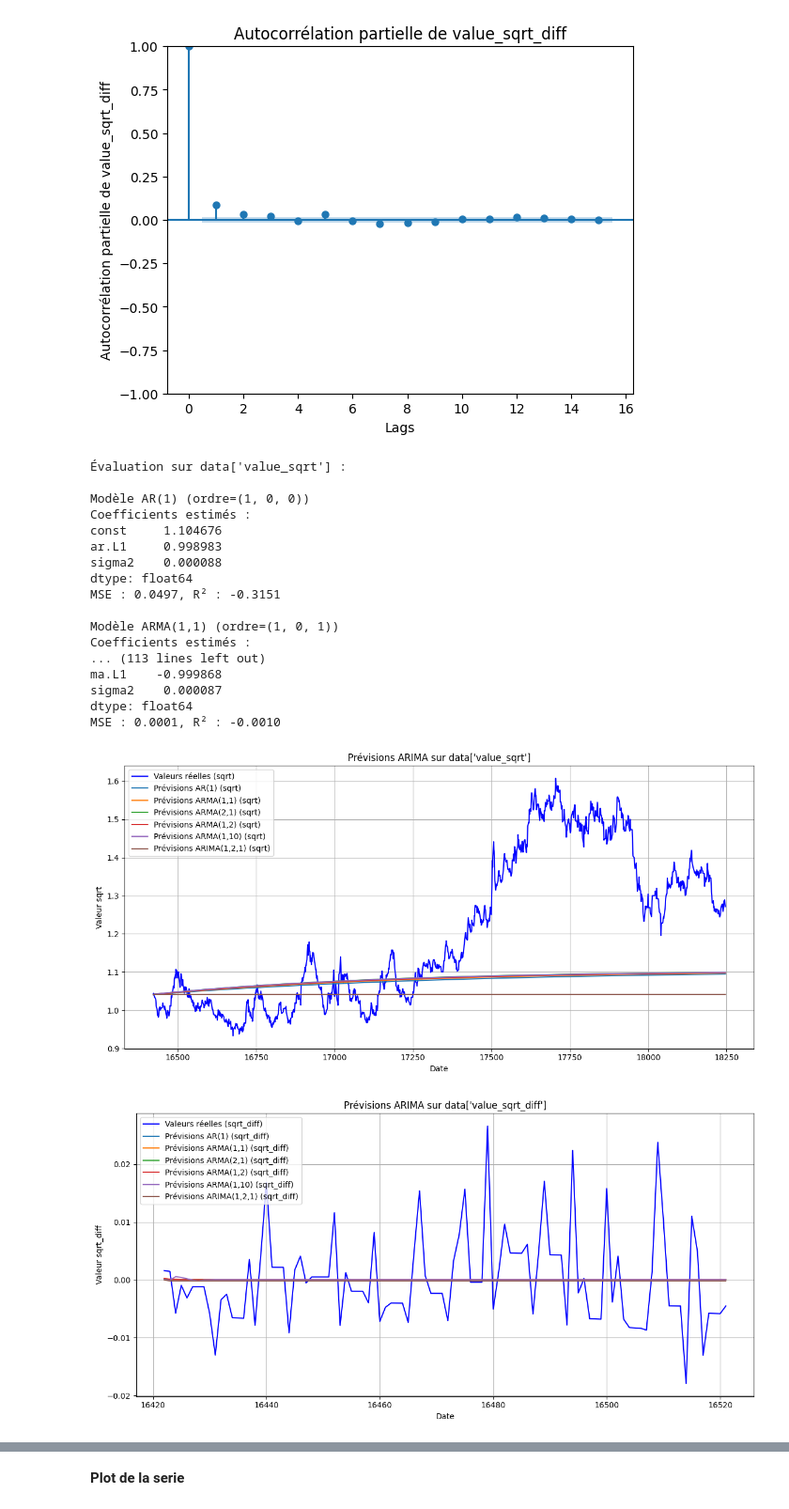
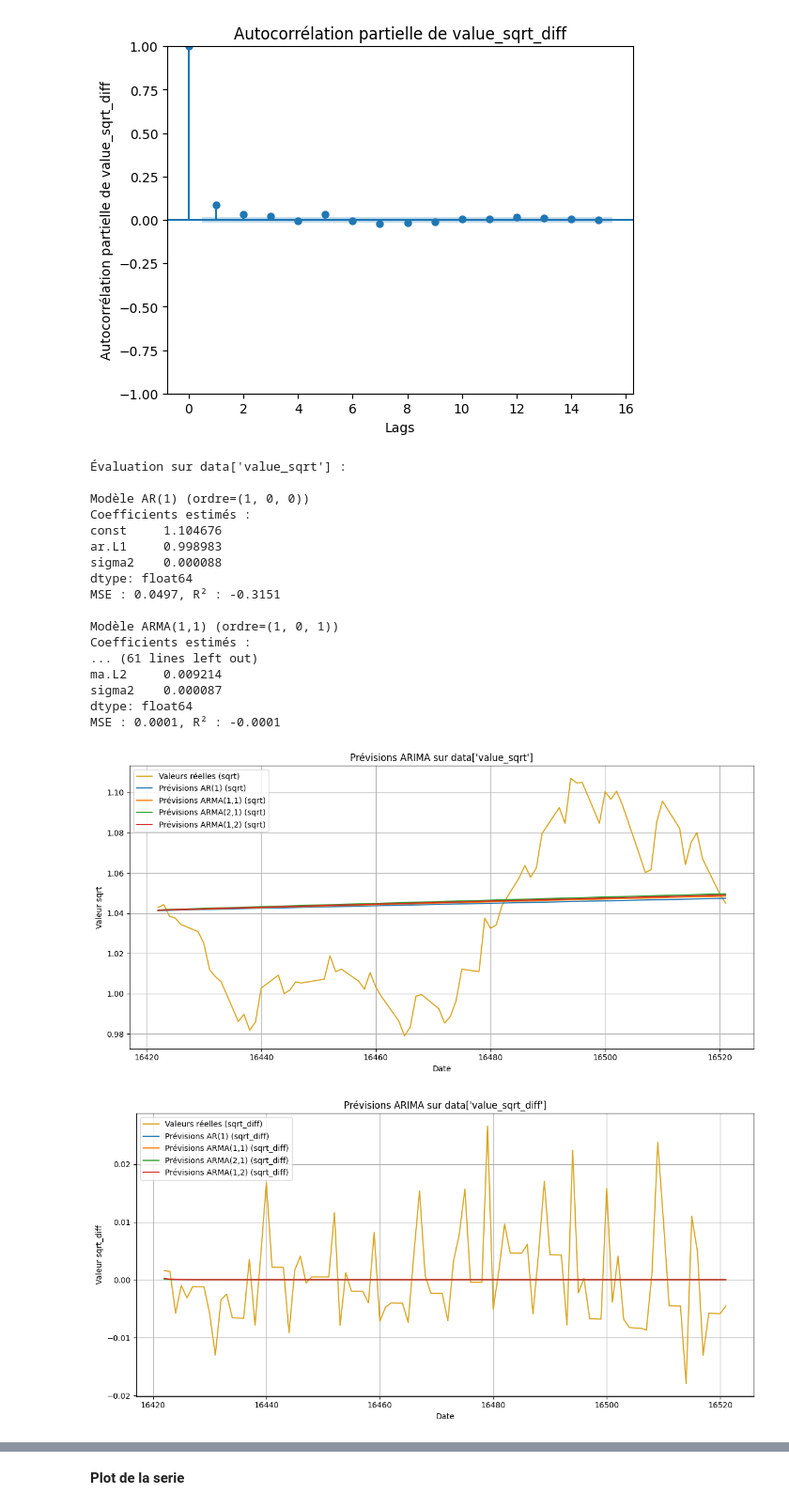
Before and after one commit to ThomasAPRichard/M1_DS, a Jupyter notebook: Série-Temporelle/Coffe_time_series_forecasting/Projet_ST_Thomas_Hichem.ipynb, the cells around one changed output, grey strips where cells are left out. Shown at 94% size. Saved outputs shown, nothing was run; the diff lists cells and outputs as text; code cells hidden in the pictures.

```diff
--- a/Série-Temporelle/Coffe_time_series_forecasting/Projet_ST_Thomas_Hichem.ipynb
+++ b/Série-Temporelle/Coffe_time_series_forecasting/Projet_ST_Thomas_Hichem.ipynb
@@ -215,8 +215,6 @@ models = {
     'ARMA(1,1)': (1, 0, 1),
     'ARMA(2,1)': (2, 0, 1),
     'ARMA(1,2)': (1, 0, 2),
-    'ARMA(1,10)': (1, 0, 10),
-    'ARIMA(1,2,1)': (1, 1, 1),
 }
 
 # Fonction pour ajuster et évaluer un modèle
@@ -228,6 +226,7 @@ def evaluate_model(train_data, test_data, order, model_name):
     # Prévisions
     forecast_steps = len(test_data)
     predictions = fitted_model.forecast(steps=forecast_steps)
+    residuals = fitted_model.resid
 
     # Calcul des métriques
     mse_value = mse(test_data, predictions)
@@ -239,43 +238,45 @@ def evaluate_model(train_data, test_data, order, model_name):
     print(f"MSE : {mse_value:.4f}, R² : {r2_value:.4f}")
 
     # Retourne les prévisions et les métriques
-    return predictions, mse_value, r2_value
+    return predictions, mse_value, r2_value, residuals
 
 # Évaluation des modèles sur value_sqrt
 print("Évaluation sur data['value_sqrt'] :")
 results_sqrt = {}
 for model_name, order in models.items():
-    predictions, mse_value, r2_value = evaluate_model(
+    predictions, mse_value, r2_value , residal = evaluate_model(
         train_data_sqrt, test_data_sqrt, order, model_name
     )
     results_sqrt[model_name] = {
         'predictions': predictions,
         'mse': mse_value,
-        'r2': r2_value
+        'r2': r2_value,
+        'residuals': residal
     }
 
 # Évaluation des modèles sur value_sqrt_diff
 print("\nÉvaluation sur data['value_sqrt_diff'] :")
 results_sqrt_diff = {}
 for model_name, order in models.items():
-    predictions, mse_value, r2_value = evaluate_model(
+    predictions, mse_value, r2_value, residual = evaluate_model(
         train_data_sqrt_diff, test_data_sqrt_diff, order, model_name
     )
     results_sqrt_diff[model_name] = {
         'predictions': predictions,
         'mse': mse_value,
-        'r2': r2_value
+        'r2': r2_value,
+        'residuals': residual
     }
 
 # Visualisation des prévisions
 plt.figure(figsize=(12, 6))
 
 # Valeurs réelles
-plt.plot(data.index[train_size:], test_data_sqrt, label='Valeurs réelles (sqrt)', color='blue')
+plt.plot(data.index[train_size:train_size+100], test_data_sqrt[:100], label='Valeurs réelles (sqrt)', color='goldenrod')
 
 # Prévisions pour chaque modèle sur value_sqrt
 for model_name, result in results_sqrt.items():
-    plt.plot(data.index[train_size:], result['predictions'], label=f'Prévisions {model_name} (sqrt)')
+    plt.plot(data.index[train_size:train_size+100], result['predictions'][:100], label=f'Prévisions {model_name} (sqrt)')
 
 # Personnalisation du graphique
 plt.title("Prévisions ARIMA sur data['value_sqrt']")
@@ -291,37 +292,37 @@ longueur_visionnage = 100
 plt.figure(figsize=(12, 6))
 
 # Valeurs réelles (limitées aux 100 premières)
-plt.plot(data.index[train_size:train_size + 100], test_data_sqrt_diff[:100], label='Valeurs réelles (sqrt_diff)', color='blue')
+plt.plot(data.index[train_size:train_size + 100], test_data_sqrt_diff[:100], label='Valeurs réelles (sqrt_diff)', color='goldenrod')
 
 # Prévisions pour chaque modèle sur value_sqrt_diff (limitées aux 100 premières)
 for model_name, result in results_sqrt_diff.items():
     plt.plot(data.index[train_size:train_size + 100], result['predictions'][:100], label=f'Prévisions {model_name} (sqrt_diff)')
 
 # Personnalisation du graphique
 plt.title("Prévisions ARIMA sur data['value_sqrt_diff']")
 plt.xlabel("Date")
 plt.ylabel("Valeur sqrt_diff")
 plt.legend()
 plt.grid()
 plt.tight_layout()
 plt.show()
 # %% [output]
 Évaluation sur data['value_sqrt'] :
 
 Modèle AR(1) (ordre=(1, 0, 0))
 Coefficients estimés :
 const     1.104676
 ar.L1     0.998983
 sigma2    0.000088
 dtype: float64
 MSE : 0.0497, R² : -0.3151
 
 Modèle ARMA(1,1) (ordre=(1, 0, 1))
 Coefficients estimés :
-... (113 lines left out)
-ma.L1    -0.999868
+... (61 lines left out)
+ma.L2     0.009214
 sigma2    0.000087
 dtype: float64
-MSE : 0.0001, R² : -0.0010
+MSE : 0.0001, R² : -0.0001
-[figure, old version]
+[figure, new version]
-[figure, old version]
+[figure, new version]
```
Also changed, not shown: parts of 2 cells of this notebook, 12 other files.
